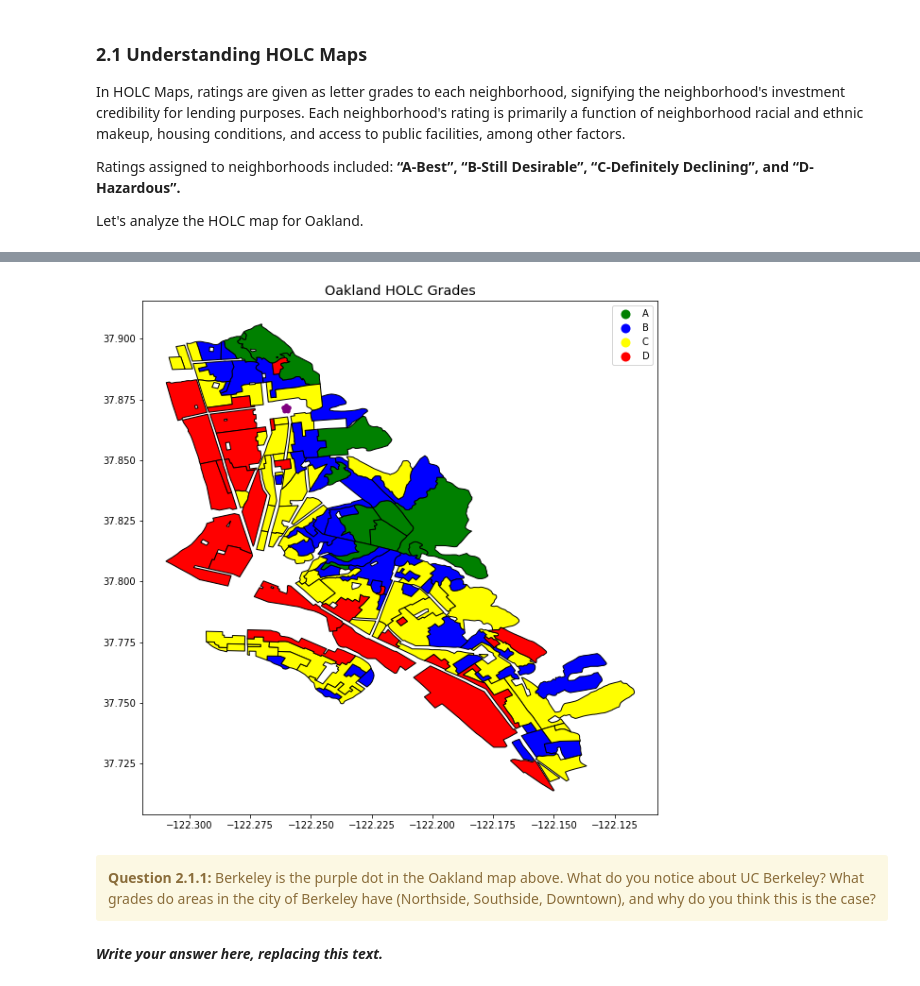
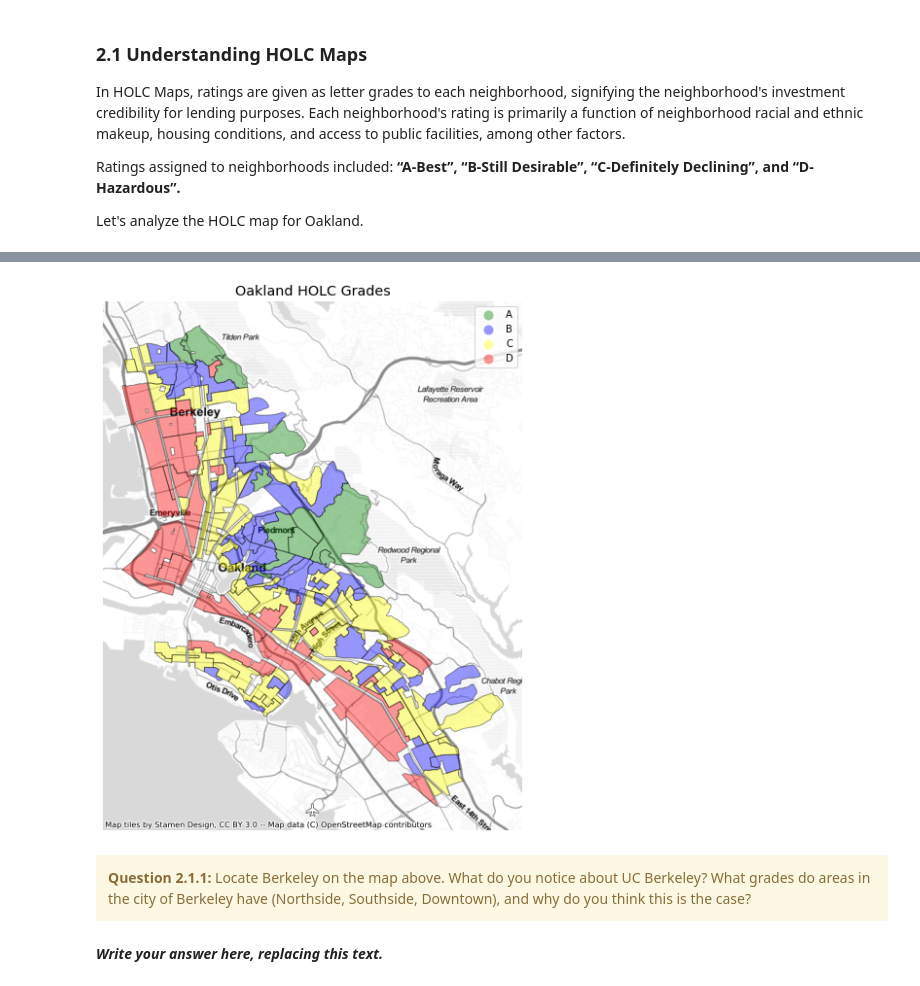
Before and after one commit to ds-modules/espm-c167, a Jupyter notebook: Lab2-Draft/Rebekah-Soc88/NB2_Draft1.ipynb, the cells around one changed output, grey strips where cells are left out. Cells and saved outputs as stored; diff of their text form; code cells hidden in the pictures.

```diff
--- a/Lab2-Draft/Rebekah-Soc88/NB2_Draft1.ipynb
+++ b/Lab2-Draft/Rebekah-Soc88/NB2_Draft1.ipynb
@@ -88,27 +91,21 @@ Successfully installed mplleaflet-0.0.5
 # %%
 # Create a HOLC Map of Oakland using Geopandas
 
 # Read in data
 oakland = gpd.read_file('holc_oakland')
+oakland_converted = oakland.to_crs(epsg=3857)
 
 # Oakland HOLC Map
-base = oakland.plot(column = 'holc_grade', cmap = holc_cmap, legend = True, figsize=[18, 10])
+base = oakland_converted.plot(column = 'holc_grade', cmap = holc_cmap, alpha=0.4, legend = True, figsize=[18, 10])
+plt.title('Oakland HOLC Grades', size='x-large')
+plt.axis('off');
 
-# UC Berkeley Coordinates
-berkeley = pd.DataFrame({'City': ['Berkeley'], 'Latitude': [37.8712], "Longitude":[-122.2601]})
-gdf = gpd.GeoDataFrame(berkeley, geometry=gpd.points_from_xy(berkeley.Longitude, berkeley.Latitude))
-ax_oakland = gdf.plot(ax=base, marker='*', color='purple', linewidth=5)
-
-plt.title('Oakland HOLC Grades', size='x-large')
-#plt.axis('off'); try
-
-import mplleaflet
-#mplleaflet.display(fig = ax_oakland.figure, crs=gdf.crs)
+ctx.add_basemap(base, url=ctx.providers.Stamen.TonerLite)
 # %% [output]
-[figure, old version]
+[figure, new version]
 # %% [markdown]
 <div class="alert alert-warning">
-<b>Question 2.1.1: </b> Berkeley is the purple dot in the Oakland map above. What do you notice about UC Berkeley? What grades do areas in the city of Berkeley have (Northside, Southside, Downtown), and why do you think this is the case?
+<b>Question 2.1.1: </b> Locate Berkeley on the map above. What do you notice about UC Berkeley? What grades do areas in the city of Berkeley have (Northside, Southside, Downtown), and why do you think this is the case?
 </div>
 # %% [markdown]
 ***Write your answer here, replacing this text.***
```
Also changed, not shown: parts of 19 cells of this notebook.
